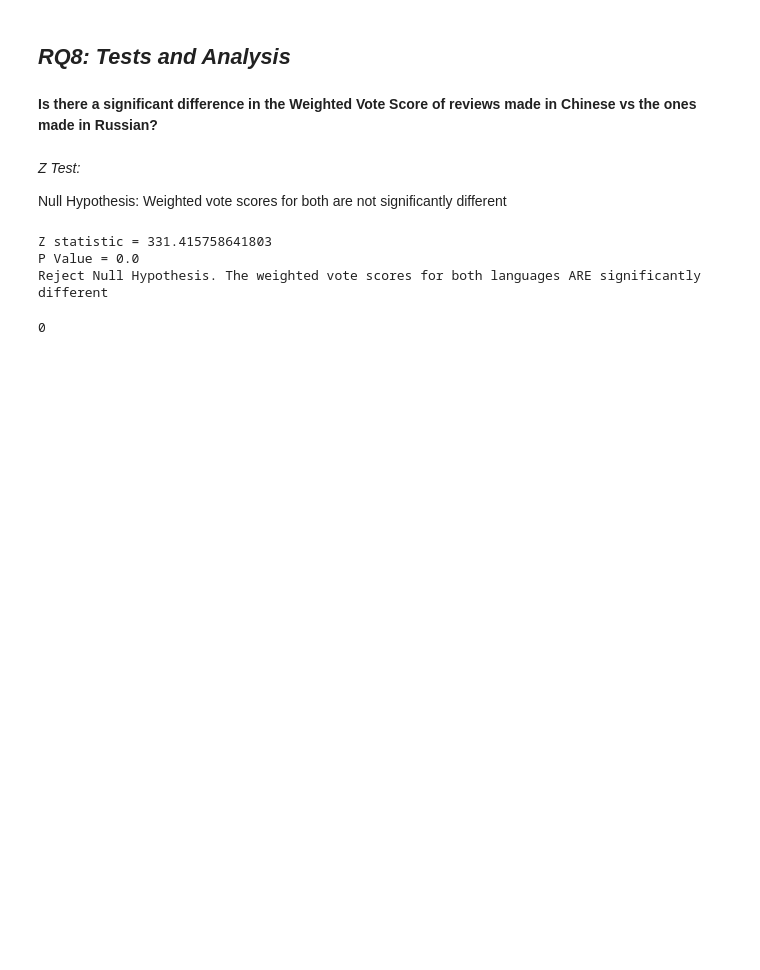
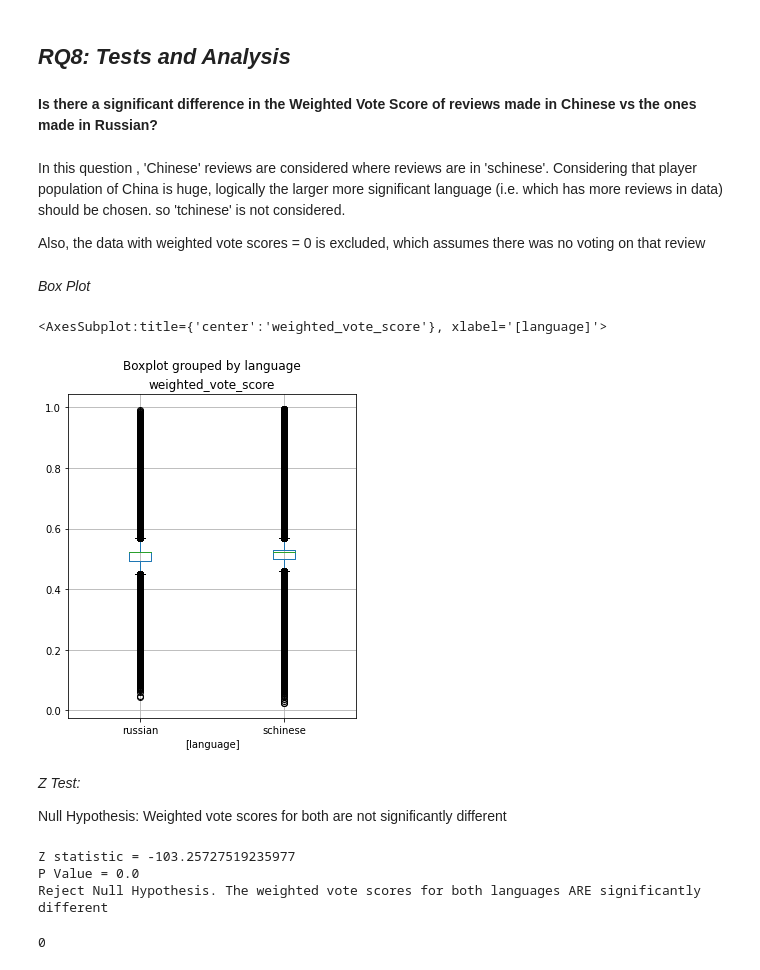
Before and after one commit to Jethrodeen/uniroma1-ADM-hw2, a Jupyter notebook: main.ipynb, the cells around one changed output. Saved outputs shown, nothing was run; the diff lists cells and outputs as text; code cells hidden in the pictures; blank space fills up the shorter version.

```diff
--- a/script_adm_hw2.ipynb
+++ b/main.ipynb
@@ -678,6 +678,10 @@ Since P(A and B) != P(A)*P(B), these events are not independant
 ## *RQ8: Tests and Analysis*
 # %% [markdown]
 **Is there a significant difference in the Weighted Vote Score of reviews made in Chinese vs the ones made in Russian?**
+# %% [markdown]
+In this question , 'Chinese' reviews are considered where reviews are in 'schinese'. Considering that player population of China is huge, logically the larger more significant language (i.e. which has more reviews in data) should be chosen. so 'tchinese' is not considered.
+
+Also, the data with weighted vote scores = 0 is excluded, which assumes there was no voting on that review
 # %%
 filtered_df = pd.DataFrame()
 
@@ -689,10 +693,17 @@ chunksize = 2000000
 for datachunk in pd.read_csv("steam_reviews.csv", chunksize=chunksize,
                            usecols =['weighted_vote_score','language']):
 
+
+    datachunk = datachunk[datachunk.weighted_vote_score > 0] #take data where there is a valid weighted score
     datachunk = datachunk[datachunk.language.isin(['schinese', 'russian'])]
     filtered_df = filtered_df.append(datachunk)
-# %%
-filtered_df['simp'] = round(filtered_df.weighted_vote_score,1)
+# %% [markdown]
+*Box Plot*
+# %%
+filtered_df.boxplot(by=['language'], figsize= (5, 6))
+# %% [output]
+<AxesSubplot:title={'center':'weighted_vote_score'}, xlabel='[language]'>
+[figure, added]
 # %% [markdown]
 *Z Test:*
 
@@ -706,7 +717,7 @@ print('Z statistic =', z_stat)
 print('P Value =', p_val)
 print('Reject Null Hypothesis. The weighted vote scores for both languages ARE significantly different')
 # %% [output]
-Z statistic = 331.415758641803
+Z statistic = -103.25727519235977
 P Value = 0.0
 Reject Null Hypothesis. The weighted vote scores for both languages ARE significantly different
 # %%
```
Also changed, not shown: parts of 27 cells of this notebook, 1 other file.
